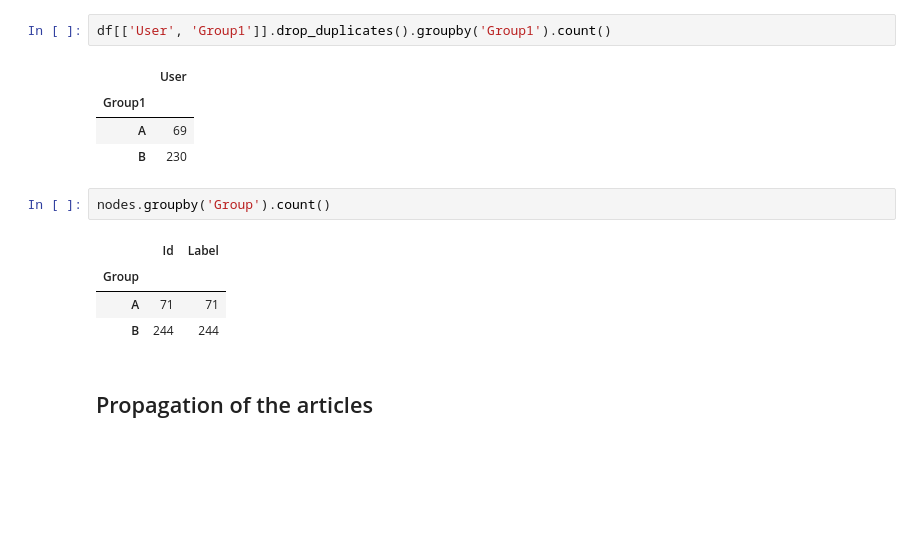
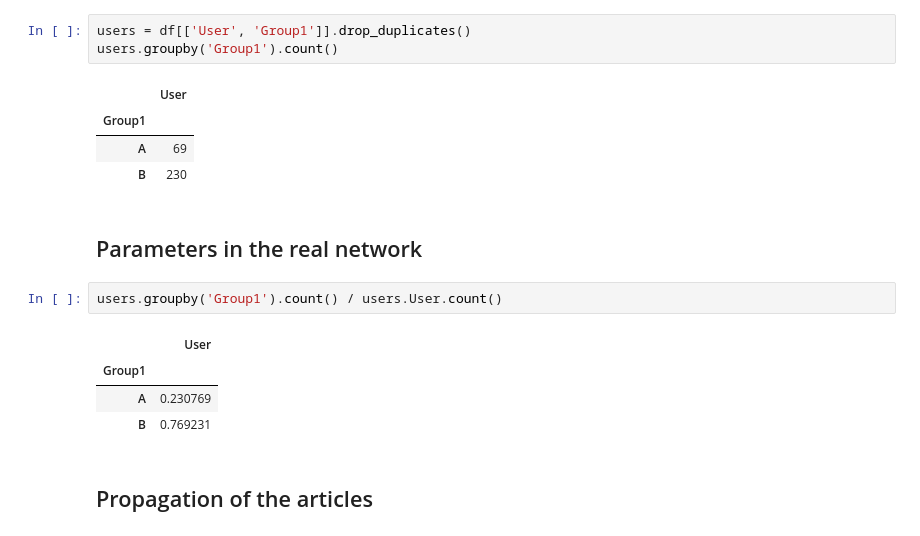
Before and after one commit to jfinocchiaro/long-term-fair-mdps, a Jupyter notebook: political-influence/real_network/network_vs_model.ipynb, the cells around one changed output. Saved outputs shown, nothing was run; the diff lists cells and outputs as text; blank space fills up the shorter version.

```diff
--- a/political-influence/real_network/network_vs_model.ipynb
+++ b/political-influence/real_network/network_vs_model.ipynb
@@ -20,19 +20,22 @@ import sims
 # load probabilities
 df = pd.read_csv("new_graph.csv")
 # %%
-df[['User', 'Group1']].drop_duplicates().groupby('Group1').count()
+users = df[['User', 'Group1']].drop_duplicates()
+users.groupby('Group1').count()
 # %% [output]
 |  | User |
 | Group1 |  |
 | A | 69 |
 | B | 230 |
-# %%
-nodes.groupby('Group').count()
-# %% [output]
-|  | Id | Label |
-| Group |  |  |
-| A | 71 | 71 |
-| B | 244 | 244 |
+# %% [markdown]
+## Parameters in the real network
+# %%
+users.groupby('Group1').count() / users.User.count()
+# %% [output]
+|  | User |
+| Group1 |  |
+| A | 0.230769 |
+| B | 0.769231 |
 # %% [markdown]
 ## Propagation of the articles
 # %%
```
Also changed, not shown: parts of 6 cells of this notebook.
